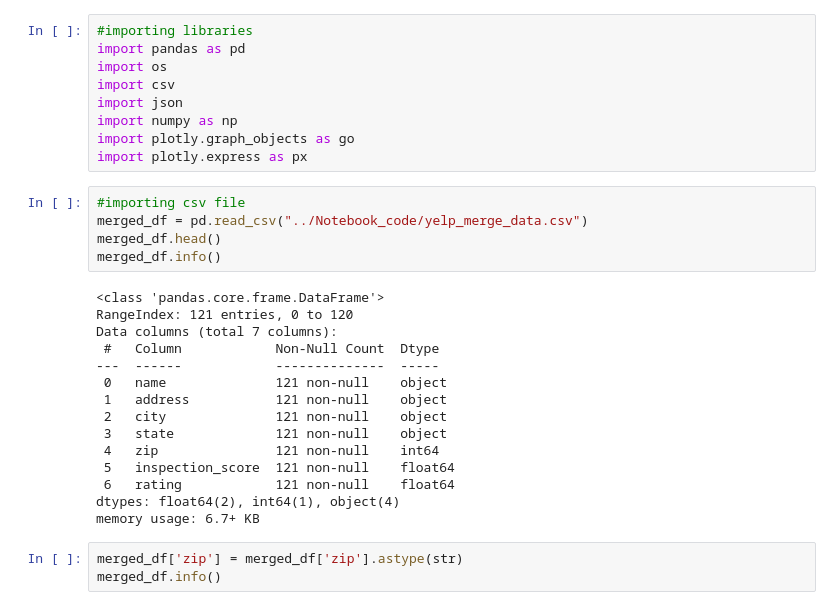
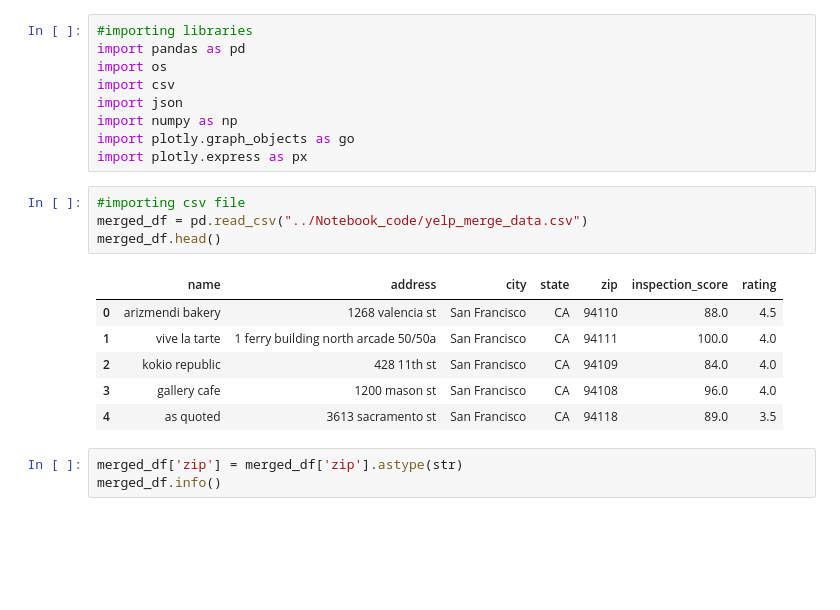
Before and after one commit to RedDeath007/Project3_data_engineering, a Jupyter notebook: Notebook_code/merged_data.ipynb, the cells around one changed output. Saved outputs shown, nothing was run; the diff lists cells and outputs as text; blank space fills up the shorter version.

```diff
--- a/Notebook_code/merged_data.ipynb
+++ b/Notebook_code/merged_data.ipynb
@@ -10,23 +10,14 @@ import plotly.express as px
 # %%
 #importing csv file
 merged_df = pd.read_csv("../Notebook_code/yelp_merge_data.csv")
 merged_df.head()
-merged_df.info()
 # %% [output]
-<class 'pandas.core.frame.DataFrame'>
-RangeIndex: 121 entries, 0 to 120
-Data columns (total 7 columns):
- #   Column            Non-Null Count  Dtype
----  ------            --------------  -----
- 0   name              121 non-null    object
- 1   address           121 non-null    object
- 2   city              121 non-null    object
- 3   state             121 non-null    object
- 4   zip               121 non-null    int64
- 5   inspection_score  121 non-null    float64
- 6   rating            121 non-null    float64
-dtypes: float64(2), int64(1), object(4)
-memory usage: 6.7+ KB
+|  | name | address | city | state | zip | inspection_score | rating |
+| 0 | arizmendi bakery | 1268 valencia st | San Francisco | CA | 94110 | 88.0 | 4.5 |
+| 1 | vive la tarte | 1 ferry building north arcade 50/50a | San Francisco | CA | 94111 | 100.0 | 4.0 |
+| 2 | kokio republic | 428 11th st | San Francisco | CA | 94109 | 84.0 | 4.0 |
+| 3 | gallery cafe | 1200 mason st | San Francisco | CA | 94108 | 96.0 | 4.0 |
+| 4 | as quoted | 3613 sacramento st | San Francisco | CA | 94118 | 89.0 | 3.5 |
 # %%
 merged_df['zip'] = merged_df['zip'].astype(str)
 merged_df.info()
```
